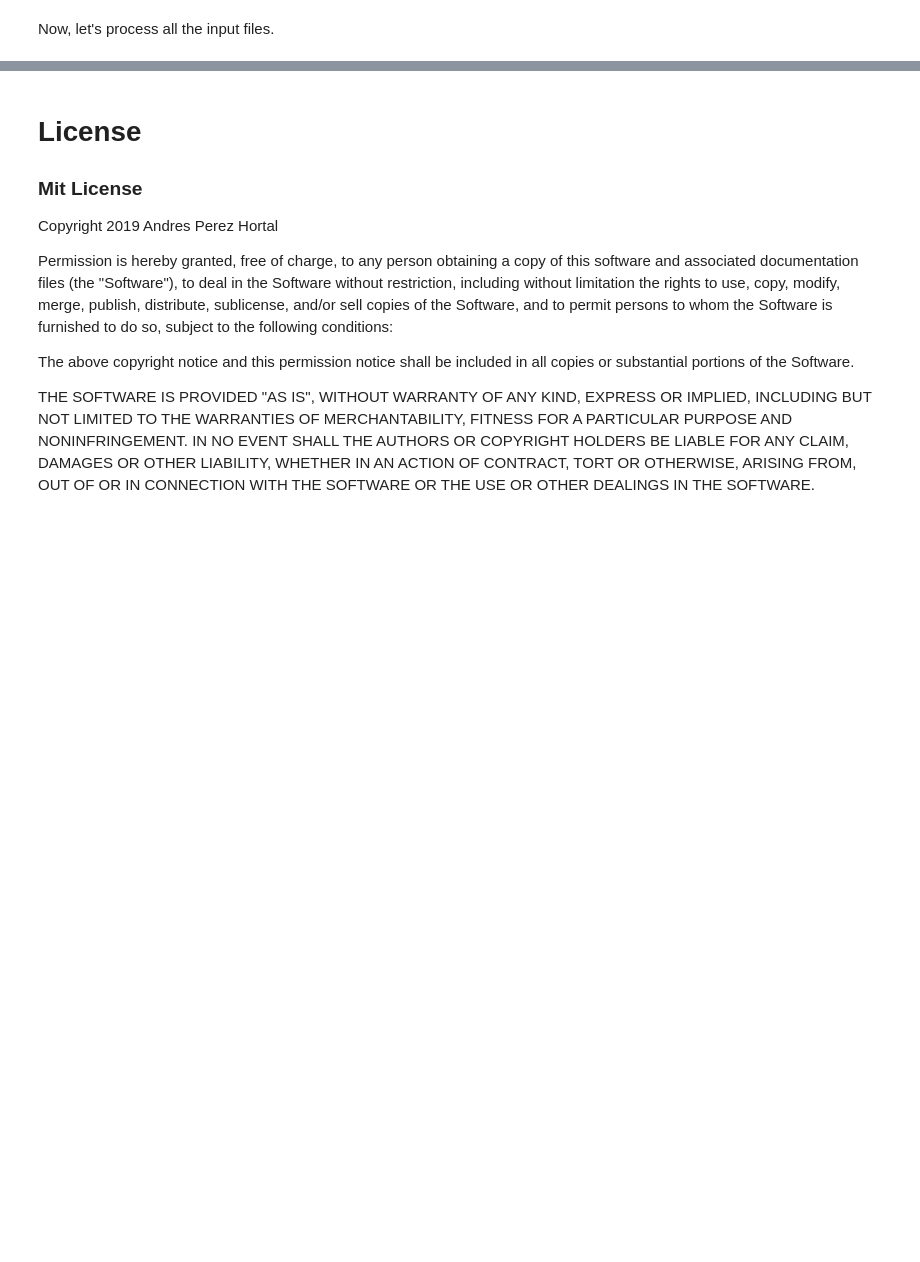
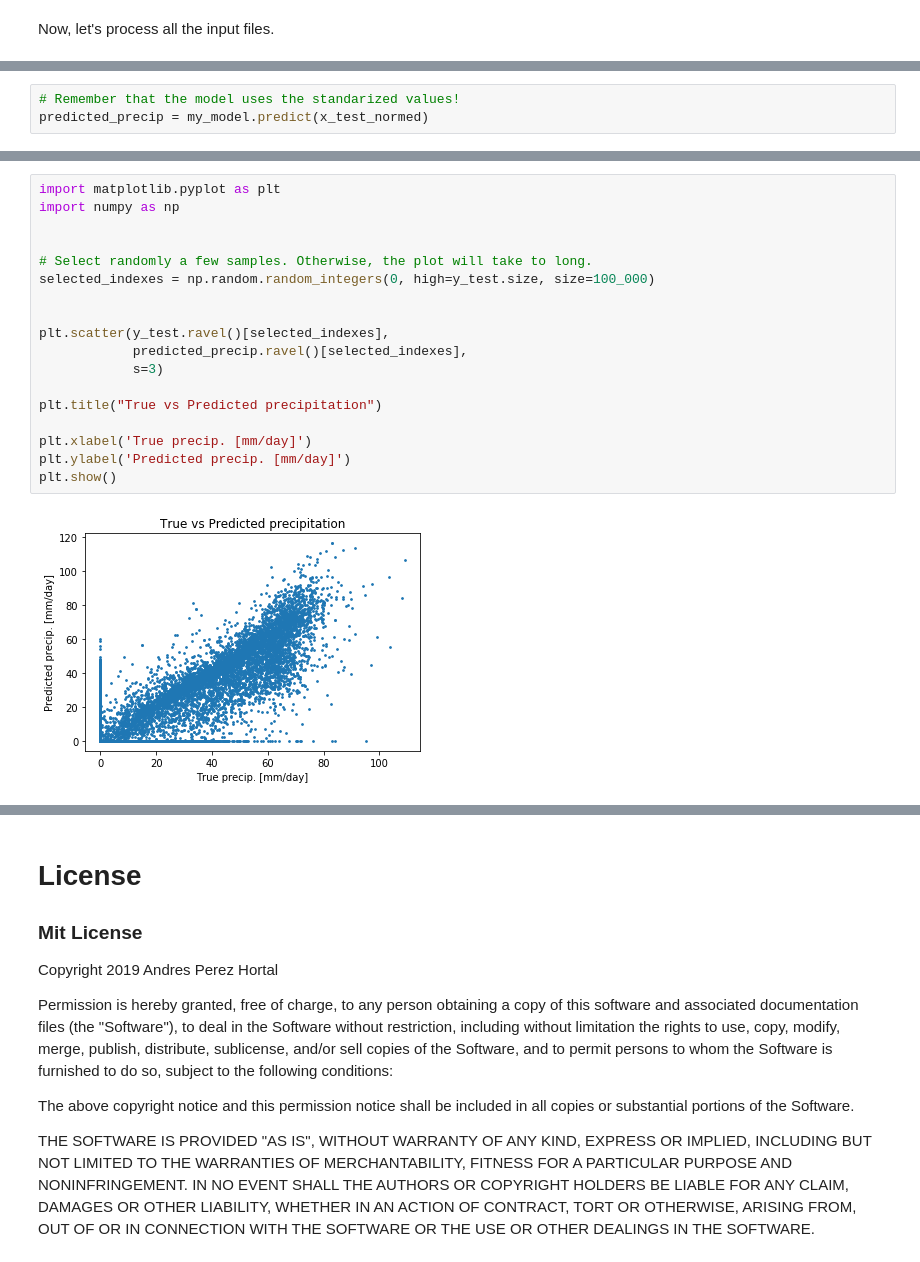
Before and after one commit to aperezhortal/PythonWorkshopsOnDataScience, a Jupyter notebook: 07-Parametrize_Convection_using_Neural_Networks.ipynb, the cells around one changed output, grey strips where cells are left out. Cells and saved outputs as stored; diff of their text form; blank space fills up the shorter version.

```diff
--- a/07-Parametrize_Convection_using_Neural_Networks.ipynb
+++ b/07-Parametrize_Convection_using_Neural_Networks.ipynb
@@ -531,0 +752,3 @@ The description of the Keras library was adapted from the Keras official documen
+# %%
+# Remember that the model uses the standarized values!
+predicted_precip = my_model.predict(x_test_normed)
@@ -531,0 +759,20 @@ The description of the Keras library was adapted from the Keras official documen
+# %%
+import matplotlib.pyplot as plt
+import numpy as np
+
+
+# Select randomly a few samples. Otherwise, the plot will take to long.
+selected_indexes = np.random.random_integers(0, high=y_test.size, size=100_000)
+
+
+plt.scatter(y_test.ravel()[selected_indexes],
+            predicted_precip.ravel()[selected_indexes],
+            s=3)
+
+plt.title("True vs Predicted precipitation")
+
+plt.xlabel('True precip. [mm/day]')
+plt.ylabel('Predicted precip. [mm/day]')
+plt.show()
+# %% [output]
+[figure, added]
```
Also changed, not shown: parts of 65 cells of this notebook.
